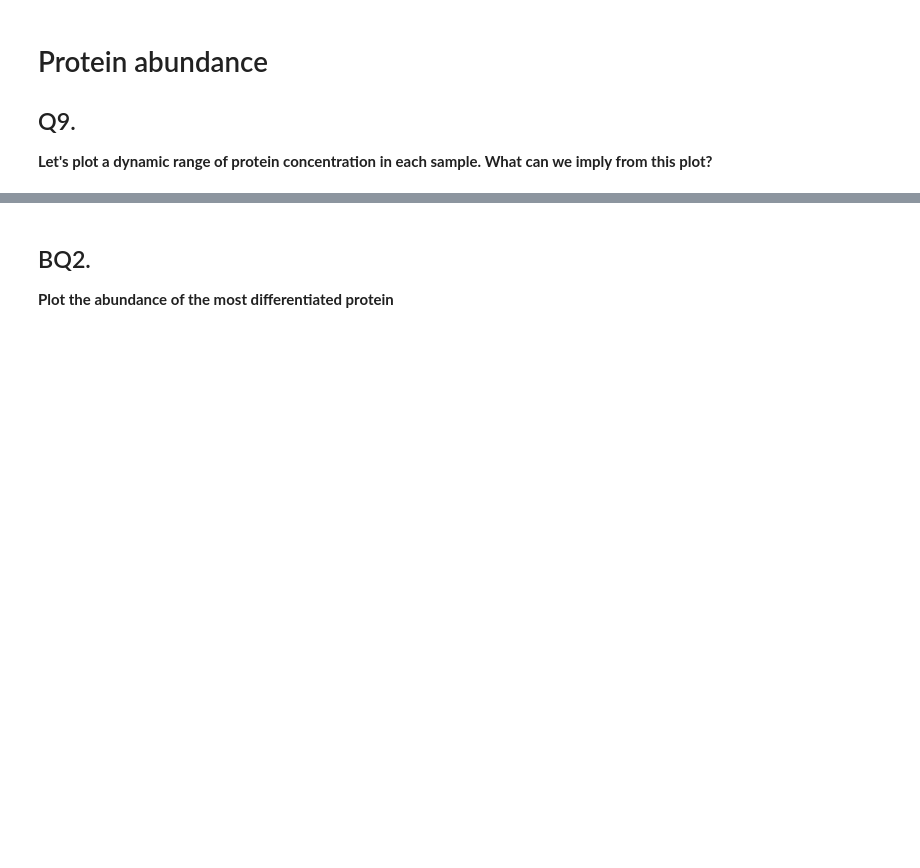
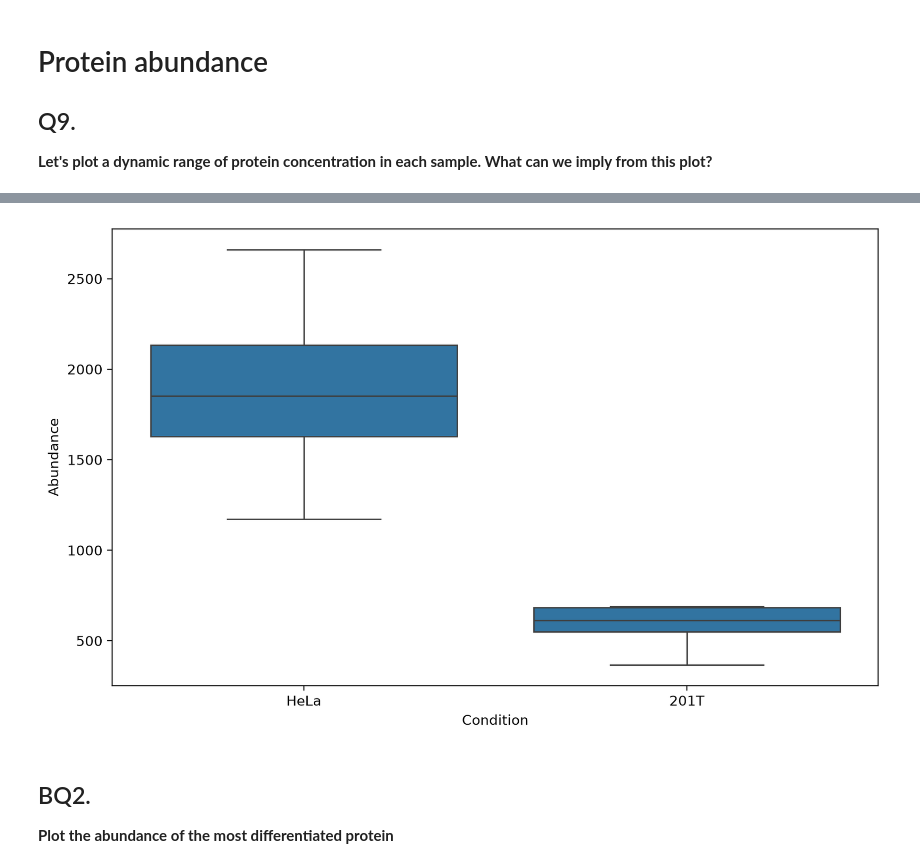
Before and after one commit to thanadol-git/CB2110, a Jupyter notebook: lab2/lab2.ipynb, the cells around one changed output, grey strips where cells are left out. Cells and saved outputs as stored; diff of their text form; code cells hidden in the pictures; blank space fills up the shorter version.

```diff
--- a/lab2/lab2.ipynb
+++ b/lab2/lab2.ipynb
@@ -466,0 +499,30 @@ Protein abundance table shape: (426, 12)
+# %%
+# Melt and join with sdrf by RUN
+# We want to "melt" the DataFrame so that each row is a protein, run, and abundance,
+# and then join with sdrf so that each row also includes Condition, BioReplicate, etc.
+
+# Reset index so that ProteinName is a column
+prot_level_reset = prot_level.reset_index()
+
+# Melt from wide to long: columns that are runs to one column "Run" and one column "Abundance"
+prot_level_long = prot_level_reset.melt(id_vars=["ProteinName"], var_name="Run", value_name="Abundance")
+
+# --- Fix: Join with SDRF, match columns present in SDRF as index (KeyError fix) ---
+
+# Prepare SDRF copy and ensure correct columns for merging
+sdrf_fix = sdrf_data.copy()
+sdrf_fix['Run'] = sdrf_fix['comment[data file]'].str.replace(r'\.mzML$', '', regex=True)
+sdrf_fix['Condition'] = sdrf_fix['characteristics[cell type]']
+
+# Select Run, Condition, and any other columns you need
+merge_cols = ['Run', 'Condition']
+# Select only the needed columns from SDRF for merging
+sdrf_merge = sdrf_fix[merge_cols].drop_duplicates()
+
+# Merge on Run to bring in all sample information (Condition, BioReplicate, etc)
+prot_abund = prot_level_long.merge(
+    sdrf_merge, on="Run", how="left"
+)
+
+# Display head of the merged DataFrame (joined: abundance + metadata)
+display(prot_abund.head())
@@ -481,6 +590,16 @@ prot = (
 
 
 # # Boxplot
+# %%
+# Filter by TP53_H using prrot_abun
+tp53_h = prot_abund[prot_abund['ProteinName'] == 'TP53B_HUMAN']
+
+# Plot
+plt.figure(figsize=(10, 6))
+sns.boxplot(data=tp53_h, x='Condition', y='Abundance')
+plt.show()
+# %% [output]
+[figure, added]
 # %% [markdown]
 ## BQ2.
 **Plot the abundance of the most differentiated protein**
```
Also changed, not shown: parts of 8 cells of this notebook.
